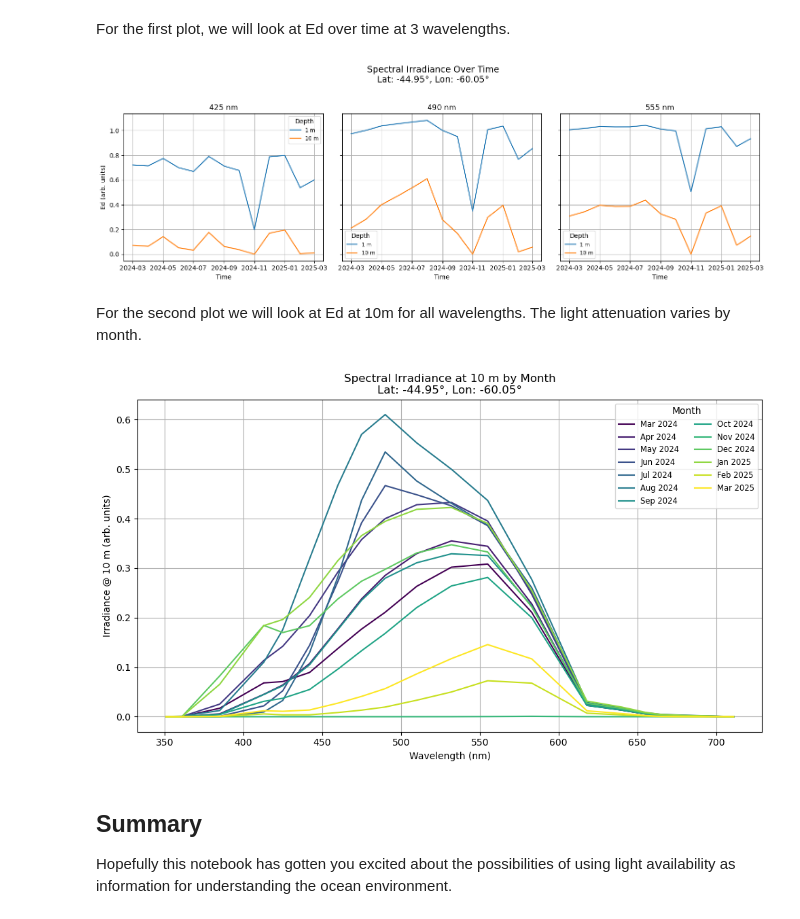
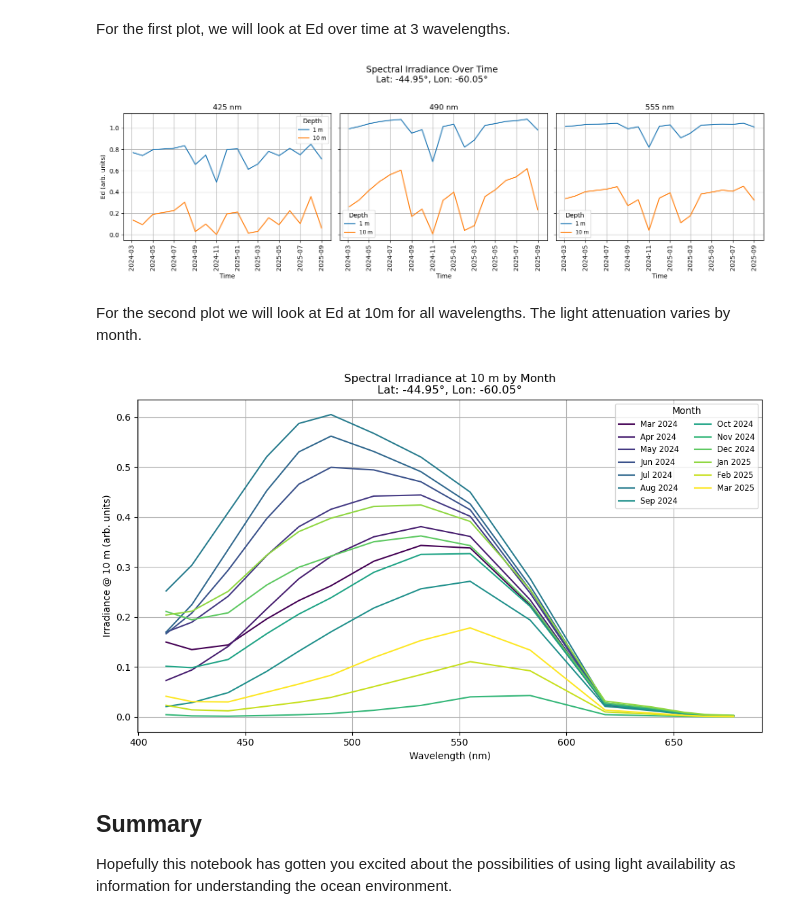
Before and after one commit to eeholmes/2025-tutorials, a Jupyter notebook: kd_vizualization.ipynb, the cells around one changed output. Cells and saved outputs as stored; diff of their text form; code cells hidden in the pictures.

Commit message:
various fixes
add coarsen to make plotting faster
don't fail if wave is not in df_es
rotate y labels
get time from the files

```diff
--- a/kd_vizualization.ipynb
+++ b/kd_vizualization.ipynb
@@ -388,8 +405,11 @@ wavelengths_vals = Kd_open['wavelength'].values
 Kd_vals_open = Kd_open.values
 Kd_vals_coastal = Kd_coastal.values
 
-# Match Es values by nearest wavelength
-Es_vals = df_es.set_index('wave').loc[[round(w) for w in wavelengths_vals], 'Es'].values
+# Get es_vals for the wavelengths
+waves_rounded = np.round(wavelengths_vals).astype(int)
+es_by_wave = df_es.set_index('wave')['Es'] # Series indexed by wave
+# Use reindex so any missing waves become NaN
+Es_vals = es_by_wave.reindex(waves_rounded).to_numpy()
 
 # Create depth array
 depths = np.arange(0, 100, 2)
@@ -516,0 +490,12 @@ data_maximum :
+# %%
+# the netcdfs do not have time so we need to get that from the results metadata
+# Use the beginning of each 8-day window as the time coordinate
+import numpy as np
+time = [
+    np.datetime64(r["umm"]["TemporalExtent"]["RangeDateTime"]["BeginningDateTime"][:10])
+    for r in results
+]
+
+# Assign time coordinate
+ds_month = ds_month.assign_coords(time=("time", time))
+ds_month
@@ -521,9 +547,9 @@ import matplotlib.pyplot as plt
 import numpy as np
 import pandas as pd
 
-# Load file
-df_es = pd.read_csv('Es_spectrum.csv')
-df_es
+# Load Es
+from io import StringIO
+df_es = pd.read_csv(StringIO("wave,Es\n351,0.43348\n361,0.43439\n385,0.47793\n413,0.92794\n425,0.93371\n442,1.0603\n460,1.1661\n475,1.1853\n490,1.1524\n510,1.1682\n532,1.1506\n555,1.1472\n583,1.1366\n618,1.0676\n640,1.0623\n655,0.96797\n665,1.0384\n678,1.0291\n711,0.96479"))
 
 # Target lat/lon and wavelengths
 target_lat = -45.0
@@ -551,6 +577,7 @@ for i, (ax, wl, E0) in enumerate(zip(axs, actual_wavelengths, Es_vals)):
         Ed_time = E0 * np.exp(-Kd_wl * z)
         ax.plot(time_vals, Ed_time, label=f"{z} m")
 
+    ax.tick_params(axis='x', labelrotation=90)
     ax.set_title(f"{int(wl)} nm")
     ax.set_xlabel("Time")
     if i == 0:
@@ -565,7 +592,7 @@ fig.suptitle(f"Spectral Irradiance Over Time\nLat: {lat_val:.2f}°, Lon: {lon_va
 plt.tight_layout(rect=[0, 0, 1, 0.95])
 plt.show()
 # %% [output]
-[figure, old version]
+[figure, new version]
 # %% [markdown]
 For the second plot we will look at Ed at 10m for all wavelengths. The light attenuation varies by month.
 # %%
@@ -575,9 +602,9 @@ import pandas as pd
 import matplotlib.cm as cm
 import matplotlib.colors as mcolors
 
-# load file
-df_es = pd.read_csv('Es_spectrum.csv')
-df_es
+# Load Es
+from io import StringIO
+df_es = pd.read_csv(StringIO("wave,Es\n351,0.43348\n361,0.43439\n385,0.47793\n413,0.92794\n425,0.93371\n442,1.0603\n460,1.1661\n475,1.1853\n490,1.1524\n510,1.1682\n532,1.1506\n555,1.1472\n583,1.1366\n618,1.0676\n640,1.0623\n655,0.96797\n665,1.0384\n678,1.0291\n711,0.96479"))
 
 # Target coastal location and depth
 target_lat = -45.0
@@ -590,36 +617,39 @@ wavelengths_vals = Kd_pixel['wavelength'].values
 Kd_vals = Kd_pixel.values  # shape: (time, wavelength)
 
 # Match Es using rounded wavelengths
-Es_vals = df_es.set_index('wave').loc[[round(w) for w in wavelengths_vals], 'Es'].values
+waves_rounded = np.round(wavelengths_vals).astype(int)
+es_by_wave = df_es.set_index('wave')['Es'] # Series indexed by wave
+# Use reindex so any missing waves become NaN
+Es_vals = es_by_wave.reindex(waves_rounded).to_numpy()
 
 # Compute Ed at 10 m
 Ed_10m = Es_vals * np.exp(-Kd_vals * z)
 
 # Time labels
 time_labels = pd.date_range("2024-03", periods=13, freq="MS").strftime('%b %Y')
 
 # Define a colormap across time steps
 cmap = plt.colormaps.get_cmap('viridis')
 colors = [cmap(i / (len(time_labels) - 1)) for i in range(len(time_labels))]
 
 # Plot
 plt.figure(figsize=(10, 6))
 for i, (label, color) in enumerate(zip(time_labels, colors)):
     plt.plot(wavelengths_vals, Ed_10m[i], label=label, color=color)
 
 # Annotations
 lat_val = float(Kd_pixel['lat'].values)
 lon_val = float(Kd_pixel['lon'].values)
 
 plt.xlabel("Wavelength (nm)")
 plt.ylabel("Irradiance @ 10 m (arb. units)")
 plt.title(f"Spectral Irradiance at 10 m by Month\nLat: {lat_val:.2f}°, Lon: {lon_val:.2f}°")
 plt.grid(True)
 plt.legend(loc='upper right', ncol=2, fontsize='small', title="Month")
 plt.tight_layout()
 plt.show()
 # %% [output]
-[figure, old version]
+[figure, new version]
 # %% [markdown]
 ## Summary
 
```
Also changed, not shown: parts of 15 cells of this notebook.
